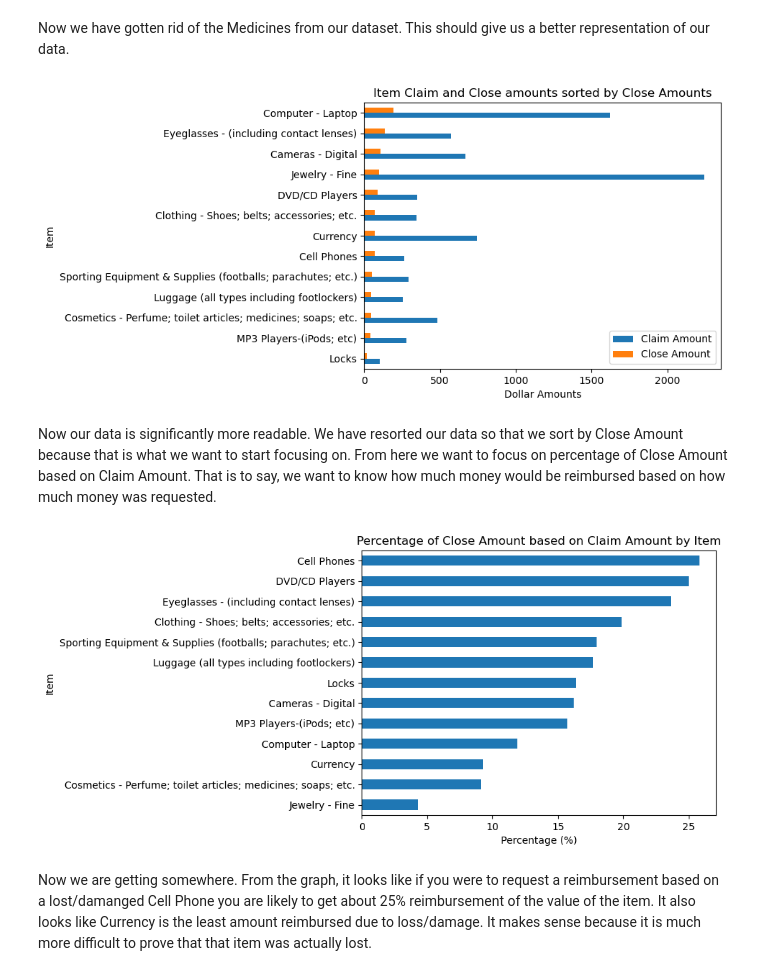
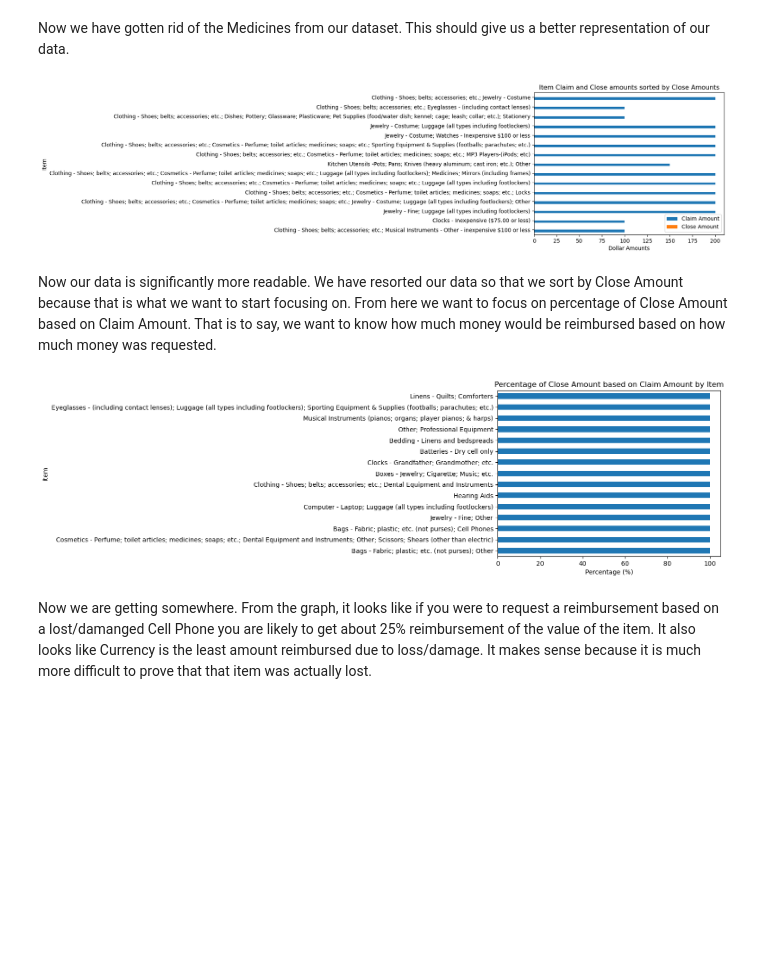
Before and after one commit to iFernandez96/TSA-claim-reimbursement-predictor, a Jupyter notebook: TSA Claim Reimbursement Predictor.ipynb, the cells around one changed output. Saved outputs shown, nothing was run; the diff lists cells and outputs as text; code cells hidden in the pictures; blank space fills up the shorter version.

```diff
--- a/TSA Claim Reimbursement Predictor.ipynb
+++ b/TSA Claim Reimbursement Predictor.ipynb
@@ -137,3 +181,6 @@ This will keep only the 2 most popular categories in Claim Type and Claim Site,
+# %%
+top_05_percent_cutoff = df['Claim Amount'].quantile(0.995)
+df = df[df['Claim Amount'] <= top_05_percent_cutoff]
 # %% [markdown]
 We also will want to change some names in categories in order to make it easier to read and graph.
 # %%
@@ -192,22 +239,22 @@ df = df.drop(df[df["Item"] == "Medicines"].index)
 # %% [markdown]
 Now we have gotten rid of the Medicines from our dataset. This should give us a better representation of our data.
 # %%
-df.groupby("Item")[['Claim Amount', 'Close Amount']].mean().sort_values(by="Close Amount").plot.barh()
+df.groupby("Item")[['Claim Amount', 'Close Amount']].mean().sort_values(by="Close Amount").head(15).plot.barh()
 plt.xlabel('Dollar Amounts')
 plt.title('Item Claim and Close amounts sorted by Close Amounts');
 # %% [output]
-[figure, old version]
+[figure, new version]
 # %% [markdown]
 Now our data is significantly more readable. We have resorted our data so that we sort by Close Amount because that is what we want to start focusing on. From here we want to focus on percentage of Close Amount based on Claim Amount. That is to say, we want to know how much money would be reimbursed based on how much money was requested.
 # %%
 grouped = df.groupby("Item")[["Claim Amount", "Close Amount"]].mean()
 grouped["Percentage"] = (grouped["Close Amount"] / grouped["Claim Amount"]) * 100
 grouped = grouped.sort_values(by="Percentage")
-grouped["Percentage"].plot.barh()
+grouped["Percentage"].tail(15).plot.barh()
 plt.xlabel('Percentage (%)')
 plt.title('Percentage of Close Amount based on Claim Amount by Item');
 # %% [output]
-[figure, old version]
+[figure, new version]
 # %% [markdown]
 Now we are getting somewhere. From the graph, it looks like if you were to request a reimbursement based on a lost/damanged Cell Phone you are likely to get about 25% reimbursement of the value of the item. It also looks like Currency is the least amount reimbursed due to loss/damage. It makes sense because it is much more difficult to prove that that item was actually lost.
 # %% [markdown]
```
Also changed, not shown: parts of 9 cells of this notebook, 1 other file.
